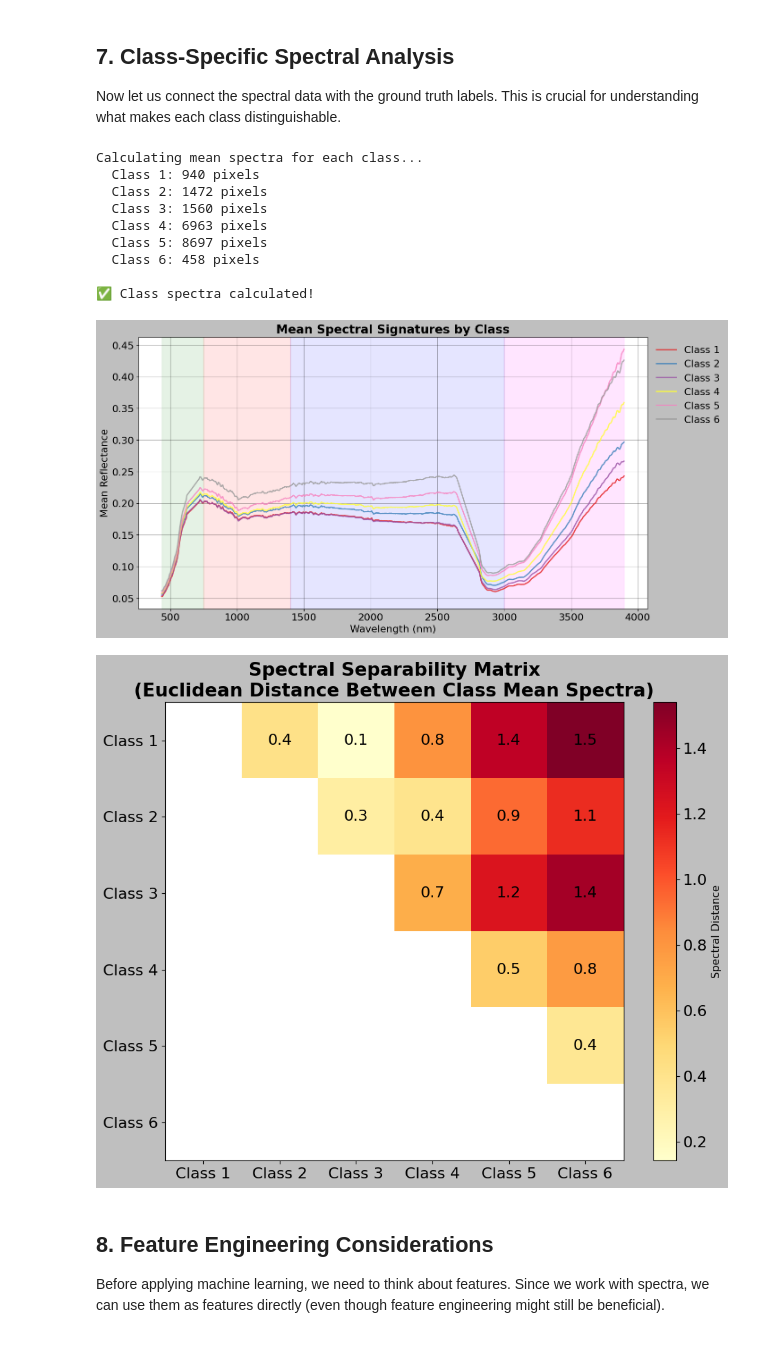
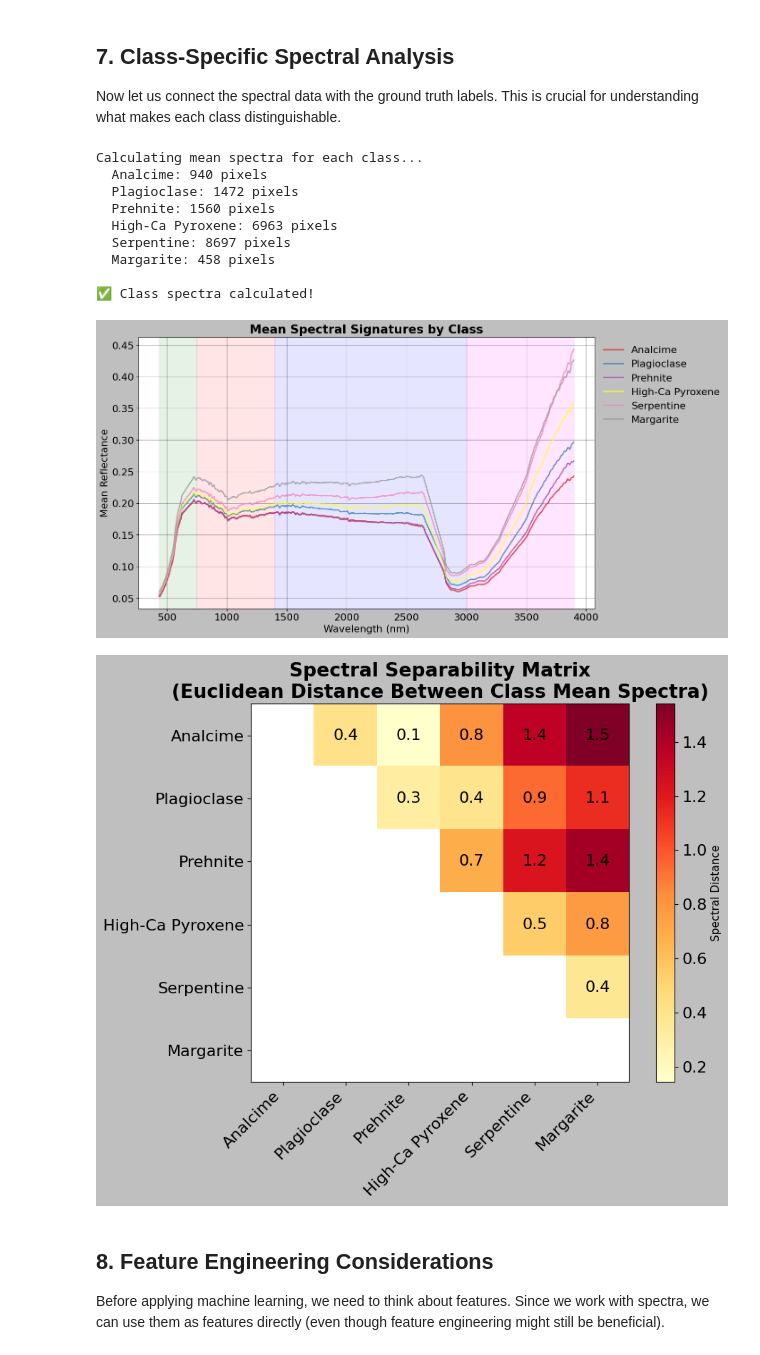
Before and after one commit to thesfinox/mars-reconnaissance-orbiter, a Jupyter notebook: notebooks/exploratory_data_analysis.ipynb, the cells around one changed output. Saved outputs shown, nothing was run; the diff lists cells and outputs as text; code cells hidden in the pictures.

```diff
--- a/notebooks/exploratory_data_analysis.ipynb
+++ b/notebooks/exploratory_data_analysis.ipynb
@@ -423,7 +557,7 @@ label_counts = {
 }
 
 print("\nCLASS DISTRIBUTION")
-print("=" * 50)
+print("=" * 70)
 total_pixels = ann_data.height * ann_data.width
 
 for label in sorted(unique_labels):
@@ -431,15 +565,13 @@ for label in sorted(unique_labels):
     percentage = 100 * count / total_pixels
 
     if label == 0:
-        print(
-            f"Class {label} (background): {count:7d} pixels ({percentage:5.2f}%)"
-        )
+        print(f"Background: {count:7d} pixels ({percentage:5.2f}%)")
     else:
-        print(
-            f"Class {label}:              {count:7d} pixels ({percentage:5.2f}%)"
-        )
+        # Get the human-readable name
+        class_name = ann_data.label_names.get(label, f"Unknown (ID: {label})")
+        print(f"{class_name:25s}: {count:7d} pixels ({percentage:5.2f}%)")
 
-print("=" * 50)
+print("=" * 70)
 
 # Create a pie chart for better visualization
 labeled_pixels = total_pixels - label_counts[0]
@@ -448,10 +580,15 @@ class_percentages = [
     for lab in unique_labels
     if lab != 0
 ]
-class_labels_text = [f"Class {lab}" for lab in unique_labels if lab != 0]
-class_labels_text_bg = [f"Class {lab}" for lab in unique_labels]
+# Get human-readable names for labels
+class_labels_text = [
+    ann_data.label_names.get(lab, f"Unknown (ID: {lab})")
+    for lab in unique_labels
+    if lab != 0
+]
+class_labels_text_bg = ["Background"] + class_labels_text
 
-fig, (ax1, ax2) = plt.subplots(1, 2, figsize=(14, 5), layout="constrained")
+fig, (ax1, ax2) = plt.subplots(1, 2, figsize=(16, 5), layout="constrained")
 
 # Bar chart excluding background
 colors = plt.cm.Set1(np.linspace(0, 1, len(class_labels_text)))
@@ -460,7 +597,7 @@ ax1.bar(
     [label_counts[lab] for lab in unique_labels if lab != 0],
     color=colors,
 )
-ax1.set_xlabel("Class Label")
+ax1.set_xlabel("Mineral Class")
 ax1.set_ylabel("Number of Pixels")
 ax1.set_title("Class Distribution (Excluding Background)", fontweight="bold")
 ax1.set_xticks(range(len(class_labels_text)))
@@ -473,7 +610,7 @@ ax2.bar(
     [label_counts[lab] for lab in sorted(unique_labels)],
     color=["gray"] + list(colors),
 )
-ax2.set_xlabel("Class Label")
+ax2.set_xlabel("Mineral Class")
 ax2.set_ylabel("Number of Pixels")
 ax2.set_title("Class Distribution (Including Background)", fontweight="bold")
 ax2.set_xticks(range(len(unique_labels)))
@@ -715,17 +874,19 @@ for label in unique_labels:
     class_spectra[label] = pixels.mean(axis=0)
     class_std[label] = pixels.std(axis=0)
 
-    print(f"  Class {label}: {np.sum(mask)} pixels")
+    # Get human-readable name
+    class_name = ann_data.label_names.get(label, f"Unknown (ID: {label})")
+    print(f"  {class_name}: {np.sum(mask)} pixels")
 
 print("\n✅ Class spectra calculated!")
 # %% [output]
 Calculating mean spectra for each class...
-  Class 1: 940 pixels
-  Class 2: 1472 pixels
-  Class 3: 1560 pixels
-  Class 4: 6963 pixels
-  Class 5: 8697 pixels
-  Class 6: 458 pixels
+  Analcime: 940 pixels
+  Plagioclase: 1472 pixels
+  Prehnite: 1560 pixels
+  High-Ca Pyroxene: 6963 pixels
+  Serpentine: 8697 pixels
+  Margarite: 458 pixels
 
 ✅ Class spectra calculated!
 # %%
@@ -735,10 +896,12 @@ fig, ax = plt.subplots(figsize=(14, 7), layout="constrained")
 colors = plt.cm.Set1(np.linspace(0, 1, len(class_spectra)))
 
 for (label, spectrum), color in zip(class_spectra.items(), colors):
+    # Get human-readable name for legend
+    class_name = ann_data.label_names.get(label, f"Unknown (ID: {label})")
     ax.plot(
         img_data.wavelength,
         spectrum,
-        label=f"Class {label}",
+        label=class_name,
         linewidth=2,
         alpha=0.8,
         color=color,
@@ -758,7 +921,7 @@ ax.grid(True, alpha=0.3)
 
 plt.show()
 # %% [output]
-[figure, old version]
+[figure, new version]
 # %%
 # Calculate spectral separability between classes
 from scipy.spatial.distance import pdist, squareform
@@ -772,41 +935,47 @@ distances = squareform(pdist(spectra_matrix, metric="euclidean"))
 mask = np.tri(distances.shape[0])
 distances = np.ma.array(distances, mask=mask)
 
+# Get human-readable names for labels
+mineral_names = [
+    ann_data.label_names.get(lab, f"Unknown (ID: {lab})")
+    for lab in labels_list
+]
+
 # Visualize as a heatmap
 fig, ax = plt.subplots(figsize=(10, 8))
 im = ax.imshow(distances, cmap="YlOrRd", interpolation="nearest")
 
 # Add colorbar
 cbar = plt.colorbar(im, ax=ax)
 cbar.set_label("Spectral Distance", fontsize=11)
 
-# Set ticks and labels
+# Set ticks and labels using mineral names
 ax.set_xticks(range(len(labels_list)))
 ax.set_yticks(range(len(labels_list)))
-ax.set_xticklabels([f"Class {lab}" for lab in labels_list])
-ax.set_yticklabels([f"Class {lab}" for lab in labels_list])
+ax.set_xticklabels(mineral_names, rotation=45, ha="right")
+ax.set_yticklabels(mineral_names)
 
 # Add text annotations
 for i in range(len(labels_list)):
     for j in range(i + 1, len(labels_list)):
         text = ax.text(
             j,
             i,
             f"{distances[i, j]:.1f}",
             ha="center",
             va="center",
             color="black",
         )
 
 ax.set_title(
     "Spectral Separability Matrix\n(Euclidean Distance Between Class Mean Spectra)",
     fontweight="bold",
 )
 
 plt.tight_layout()
 plt.show()
 # %% [output]
-[figure, old version]
+[figure, new version]
 # %% [markdown]
 ## 8. Feature Engineering Considerations
 
```
Also changed, not shown: parts of 13 cells of this notebook.
